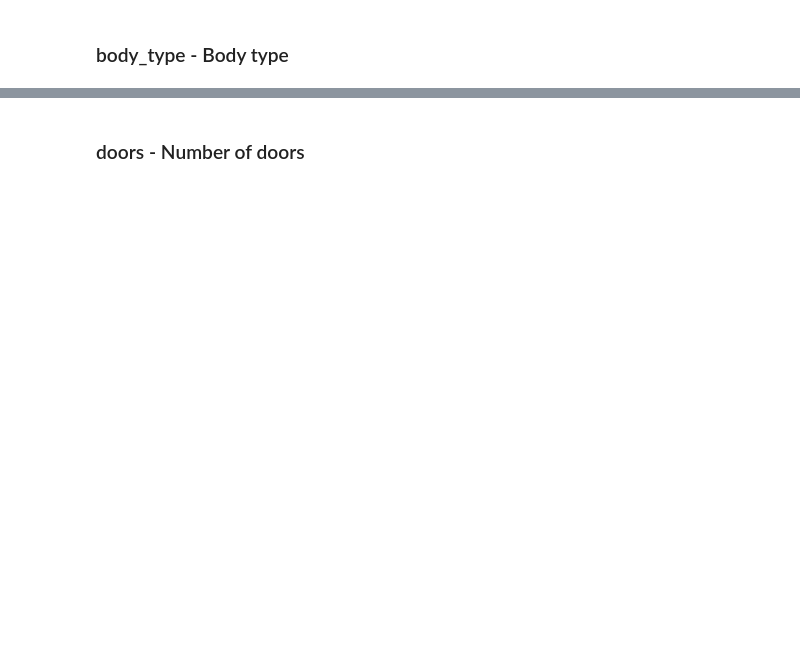
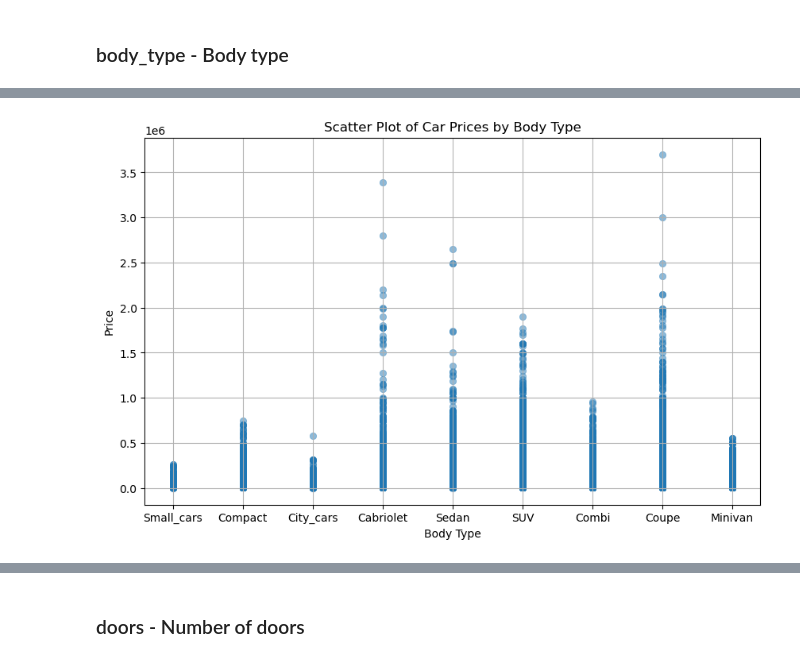
Before and after one commit to KarolinaSolarska/Predictive-Analytics-for-Car-Pricing, a Jupyter notebook: 2. Data cleaning.ipynb, the cells around one changed output, grey strips where cells are left out. Cells and saved outputs as stored; diff of their text form; code cells hidden in the pictures; blank space fills up the shorter version.

```diff
--- a/2. Data cleaning.ipynb
+++ b/2. Data cleaning.ipynb
@@ -527,0 +580,5 @@ data.head()
+# %%
+# Create binary variables
+data['Front_wheel_drive'] = (data['drive_type'] == 'Front-wheel drive').astype(int)
+data['Rear_wheel_drive'] = (data['drive_type'] == 'Rear-wheel drive').astype(int)
+data['4x4'] = data['drive_type'].isin(['4x4 (permanent)', '4x4 (automatically engaged)', '4x4 (manually engaged)']).astype(int)
@@ -527,0 +594,3 @@ data.head()
+# %%
+# Drop the original drive_type column
+data = data.drop(columns=['drive_type'])
@@ -529,0 +636,21 @@ data.head()
+# %%
+# First, translate the categories to English
+data['body_type'] = data['body_type'].replace({
+    'Kombi': 'Combi',
+    'Kompakt': 'Compact',
+    'Auta miejskie': 'City_cars',
+    'Auta małe': 'Small_cars',
+    'Kabriolet': 'Cabriolet'
+})
+# %%
+# Create the scatter plot
+plt.figure(figsize=(10, 6))
+sns.scatterplot(x='body_type', y='price', data=data, alpha=0.5, edgecolor=None)
+# plt.xticks(['Front-wheel drive', 'Rear-wheel drive', '4x4 (permanent)', '4x4 (automatically engaged)', '4x4 (manually engaged)'])
+plt.title('Scatter Plot of Car Prices by Body Type')
+plt.xlabel('Body Type')
+plt.ylabel('Price')
+plt.grid(True)
+plt.show()
+# %% [output]
+[figure, added]
```
Also changed, not shown: parts of 28 cells of this notebook.
